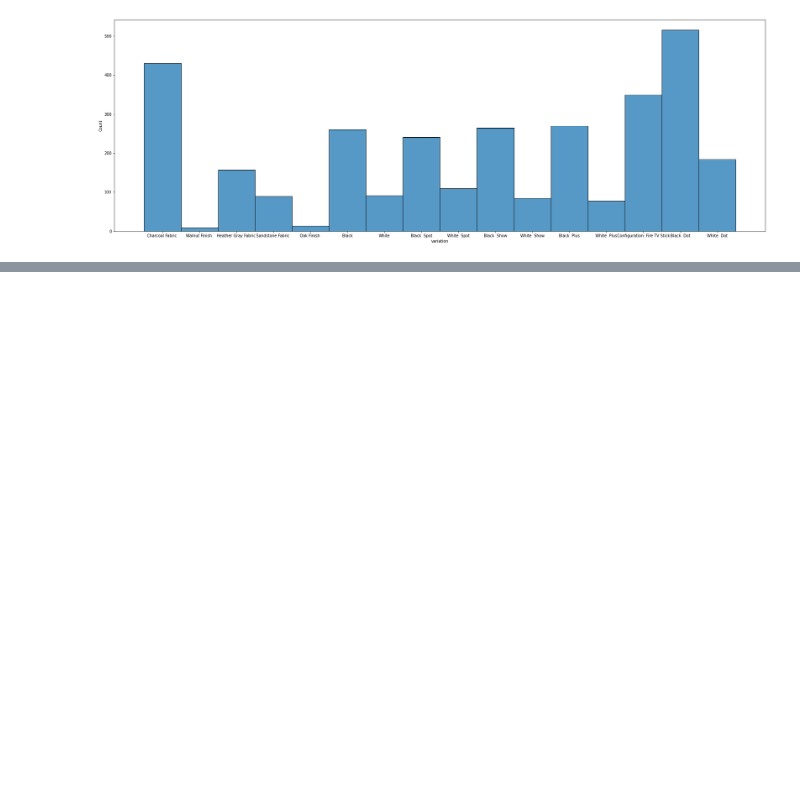
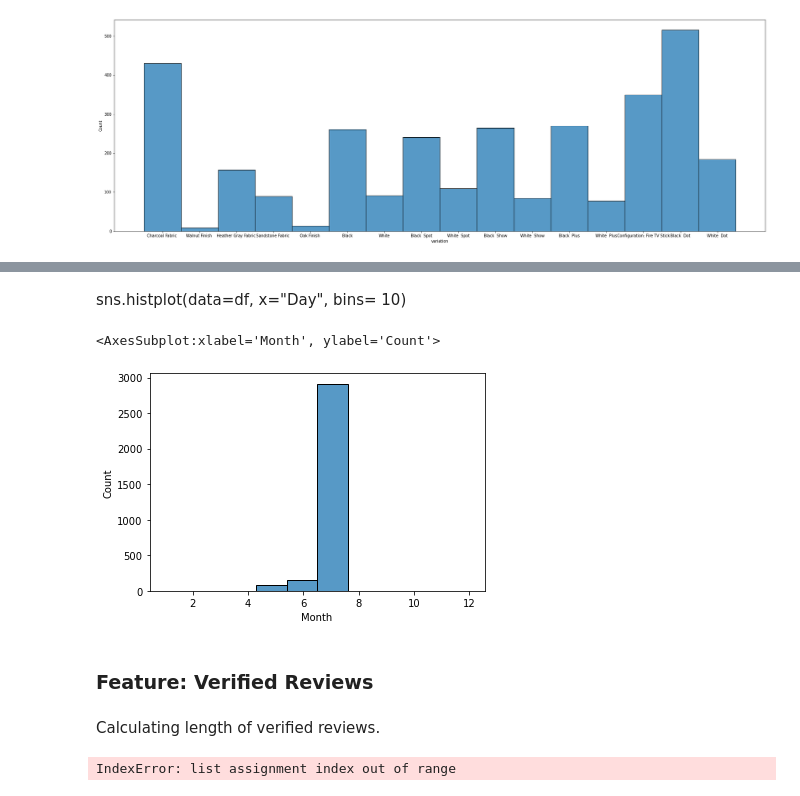
Before and after one commit to ddahiya16/Amazon-Alexa-Review-Analysis, a Jupyter notebook: Amazon Alexa Reviews Analysis.ipynb, the cells around one changed output, grey strips where cells are left out. Cells and saved outputs as stored; diff of their text form; code cells hidden in the pictures; blank space fills up the shorter version.

```diff
--- a/Amazon Alexa Reviews Analysis.ipynb
+++ b/Amazon Alexa Reviews Analysis.ipynb
@@ -94,0 +112,6 @@ sns.histplot(data=df, x="variation", bins= 10, ax=ax)
+# %%
+cal = pd.to_datetime(df['date'], format='%d-%b-%y')
+# %%
+df["Month"] = cal.dt.month
+df["Year"] = cal.dt.year
+df["Day"] = cal.dt.day
@@ -94,0 +120,18 @@ sns.histplot(data=df, x="variation", bins= 10, ax=ax)
+# %% [markdown]
+sns.histplot(data=df, x="Day", bins= 10)
+# %%
+sns.histplot(data=df, x="Month", bins= 10, binrange=(1,12))
+# %% [output]
+<AxesSubplot:xlabel='Month', ylabel='Count'>
+[figure, added]
+# %% [markdown]
+### Feature: Verified Reviews
+# %% [markdown]
+Calculating length of verified reviews.
+# %%
+arr = []
+for i in range(1,len(df['verified_reviews'])):
+    arr[i] = len(df['verified_reviews'][i])
+print(arr)
+# %% [output]
+IndexError: list assignment index out of range
```
Also changed, not shown: parts of 7 cells of this notebook.
